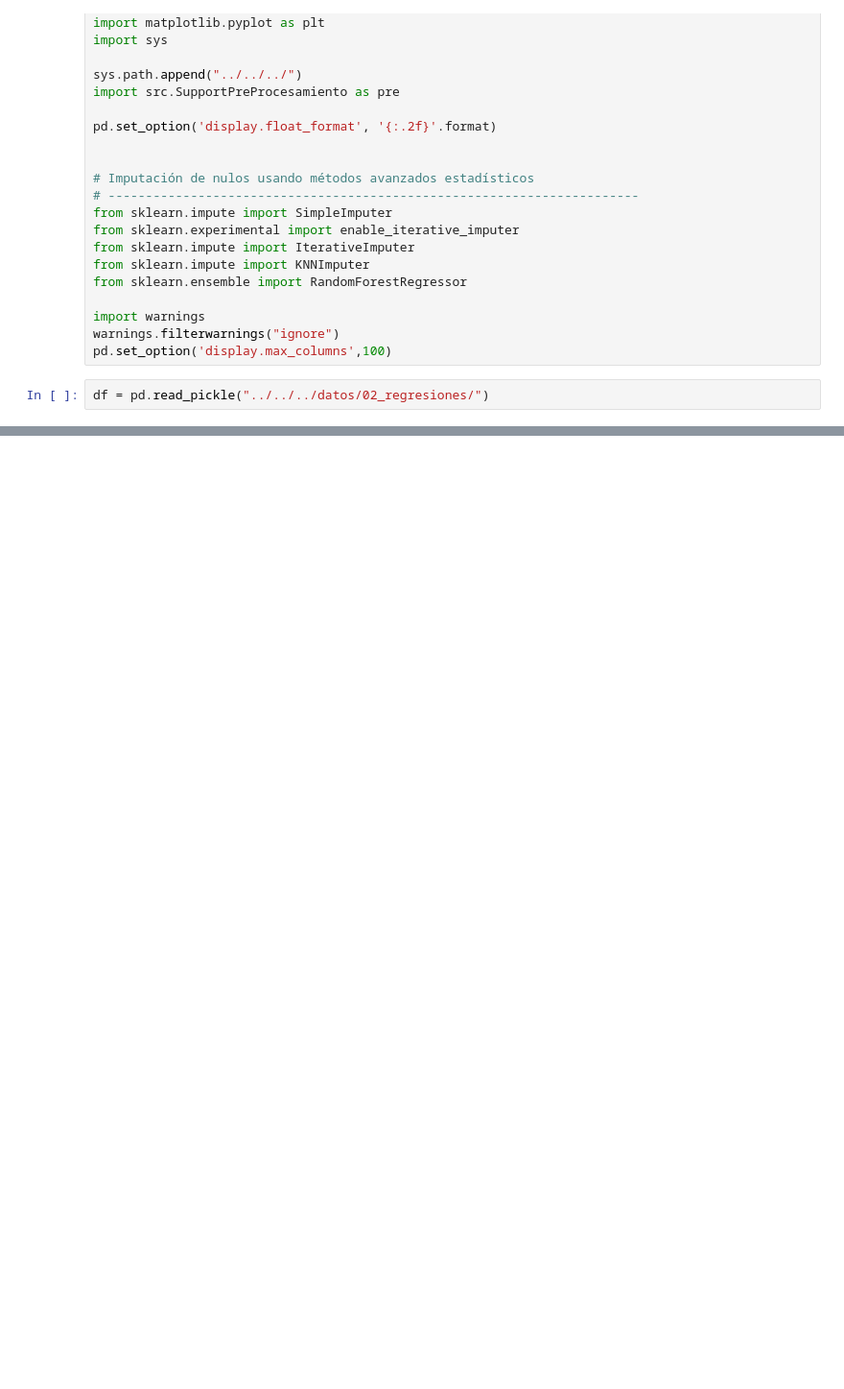
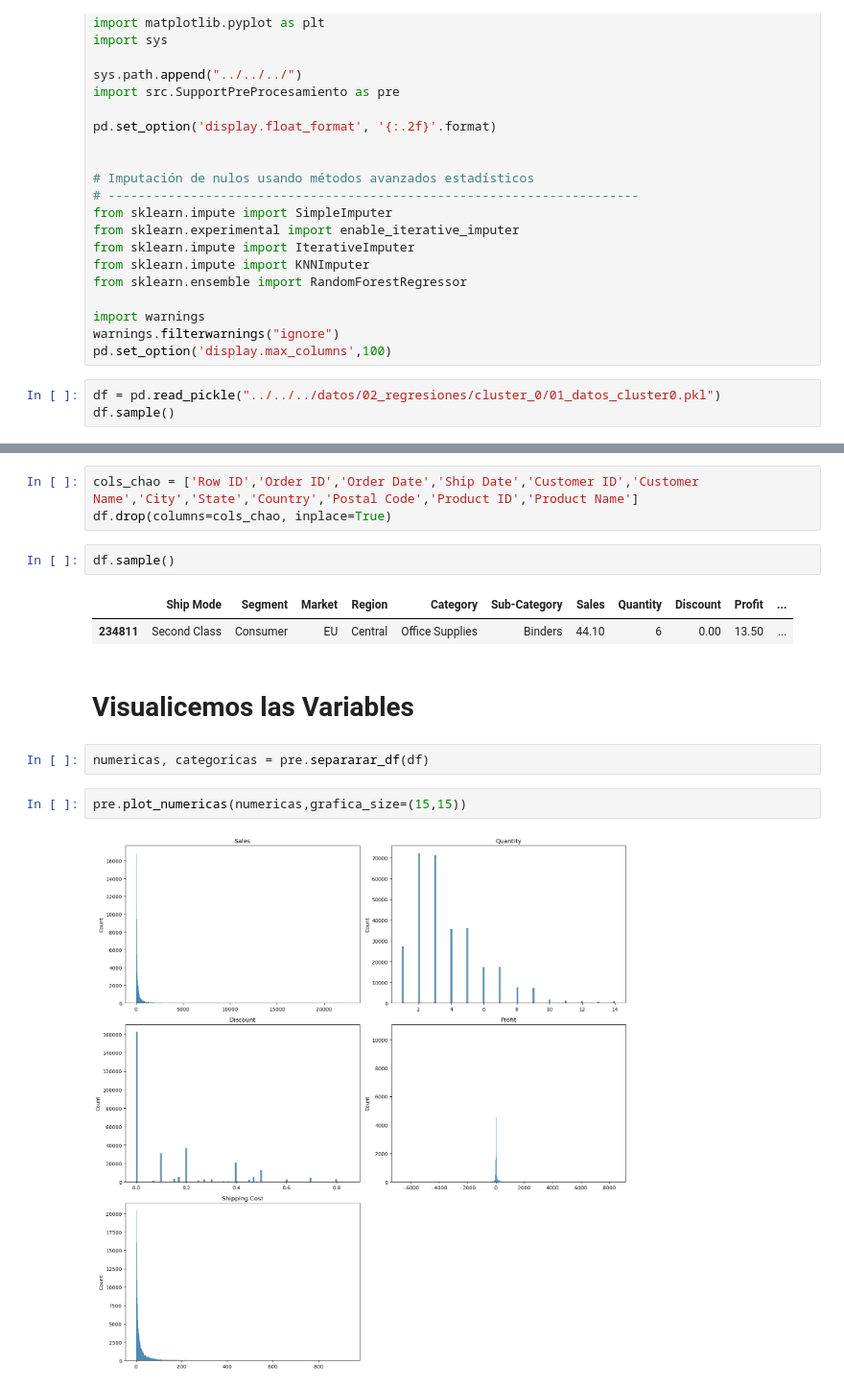
Before and after one commit to apelsito/Proyecto9-Clustering, a Jupyter notebook: jupyter/Modelo 1/02_Regresion_Cluster_1/01_eda_y_preparacion_datos.ipynb, the cells around one changed output, grey strips where cells are left out. Shown: that part at 96% size. Cells and saved outputs as stored; diff of their text form; blank space fills up the shorter version.

```diff
--- a/jupyter/Modelo 1/02_Regresion_Cluster_1/01_eda_y_preparacion_datos.ipynb
+++ b/jupyter/Modelo 1/02_Regresion_Cluster_1/01_eda_y_preparacion_datos.ipynb
@@ -32,4 +32,5 @@ import warnings
 warnings.filterwarnings("ignore")
 pd.set_option('display.max_columns',100)
 # %%
-df = pd.read_pickle("../../../datos/02_regresiones/")
+df = pd.read_pickle("../../../datos/02_regresiones/cluster_0/01_datos_cluster0.pkl")
+df.sample()
@@ -35,0 +114,16 @@ df = pd.read_pickle("../../../datos/02_regresiones/")
+# %%
+cols_chao = ['Row ID','Order ID','Order Date','Ship Date','Customer ID','Customer Name','City','State','Country','Postal Code','Product ID','Product Name']
+df.drop(columns=cols_chao, inplace=True)
+# %%
+df.sample()
+# %% [output]
+|  | Ship Mode | Segment | Market | Region | Category | Sub-Category | Sales | Quantity | Discount | Profit | ... |
+| 234811 | Second Class | Consumer | EU | Central | Office Supplies | Binders | 44.10 | 6 | 0.00 | 13.50 | ... |
+# %% [markdown]
+# Visualicemos las Variables
+# %%
+numericas, categoricas = pre.separarar_df(df)
+# %%
+pre.plot_numericas(numericas,grafica_size=(15,15))
+# %% [output]
+[figure, added]
```
Also changed, not shown: parts of 19 cells of this notebook, 11 other files.
